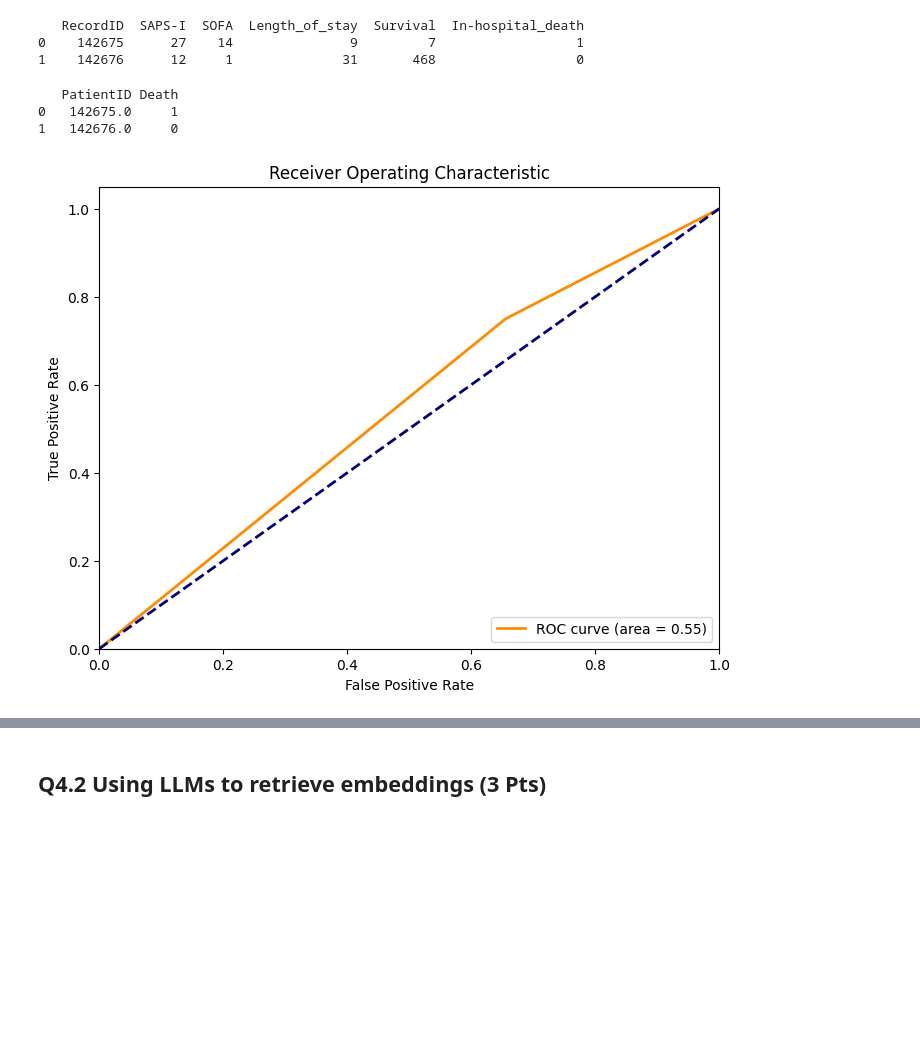
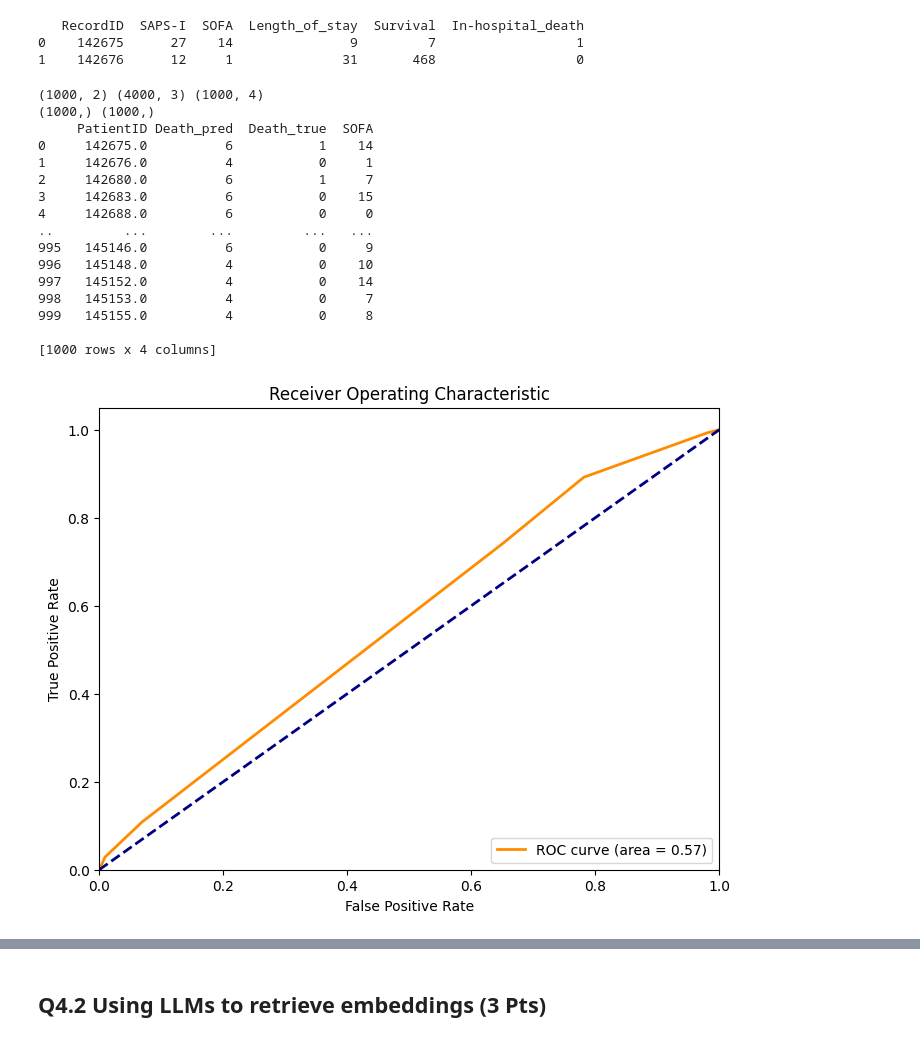
Before and after one commit to gardonig/hcml_projects, a Jupyter notebook: task_1/foundation_models.ipynb, the cells around one changed output, grey strips where cells are left out. Cells and saved outputs as stored; diff of their text form; code cells hidden in the pictures; blank space fills up the shorter version.

```diff
--- a/task_1/foundation_models.ipynb
+++ b/task_1/foundation_models.ipynb
@@ -341,7 +354,7 @@ def compute_bun_creatinine_ratio(row):
     return row['BUN'] / row['Creatinine'] if row['Creatinine'] > 0 else None
 # %%
 print(os.getcwd())
-raw_val = pd.read_csv('hcml_projects/task_1/dataframes/raw_val.csv')
+raw_val = pd.read_csv('dataframes/raw_val.csv')
 raw_val.groupby('PatientID')
 patientID = raw_val["PatientID"][0]
 print(patientID)
@@ -485,7 +508,7 @@ def predictDeath(patientsDF, limit=200):
             try:
                 patient = patientsDF.iloc[i]
                 n = prompt1to10(patient)
-                n = 1 if n > 5 else 0
+                n = n if n else 0
 
                 deathDF = pd.concat([deathDF, pd.DataFrame({'PatientID': [patient['PatientID']], 'Death': [n]})], ignore_index=True)
                 print(f'{i}/{len(patientsDF)}')
@@ -495,7 +518,7 @@ def predictDeath(patientsDF, limit=200):
                 retry -= 1
     return deathDF
 
-deathDF = predictDeath(meanDF, 200)
+deathDF = predictDeath(meanDF, 1000)
 # %% [output]
 6
  EXTRACTED NUMBER:6
@@ -531,28 +552,59 @@ targetDF.columns = ['PatientID', 'Death', 'SOFA']
 1    142676      12     1              31       468                  0
 # %%
 mergedDF = pd.merge(deathDF, targetDF, on='PatientID', suffixes=('_pred', '_true'))
-print(deathDF.head(2))
-y_true = mergedDF['Death_true']
-y_score = mergedDF['Death_pred']
+# mergedDF = pd.read_csv('dataframes/mergedDF.csv')
+# mergedDF.to_csv('dataframes/mergedDF.csv')
+print(deathDF.shape, targetDF.shape, mergedDF.shape)
+y_true = mergedDF['Death_true'].to_numpy()
+y_score = mergedDF['Death_pred'].to_numpy() / 10
 
+print(y_true.shape, y_score.shape)
+print(mergedDF)
 # Compute ROC curve and AUC
 fpr, tpr, thresholds = roc_curve(y_true, y_score)
 roc_auc = auc(fpr, tpr)
 
 # Plot the ROC curve
-plt.close()
+# plt.close()
 plt.figure(figsize=(8, 6))
 plt.plot(fpr, tpr, color='darkorange', lw=2, label=f'ROC curve (area = {roc_auc:.2f})')
 plt.plot([0, 1], [0, 1], color='navy', lw=2, linestyle='--')
 plt.xlim([0.0, 1.0])
 plt.ylim([0.0, 1.05])
 plt.xlabel('False Positive Rate')
 plt.ylabel('True Positive Rate')
 plt.title('Receiver Operating Characteristic')
 plt.legend(loc="lower right")
 plt.show()
+
+# Compute Precision-Recall curve and Average Precision (AP)
+precision, recall, pr_thresholds = precision_recall_curve(y_true, y_score)
+ap = average_precision_score(y_true, y_score)
+prc_auc = auc(recall, precision)
+
+# Plot the Precision-Recall curve
+plt.figure(figsize=(8, 6))
+plt.plot(recall, precision, color='blue', lw=2, label=f'PR curve (AUC = {prc_auc:.2f})')
+plt.xlabel('Recall')
+plt.ylabel('Precision')
+plt.title('Precision-Recall Curve')
+plt.legend(loc="lower left")
+plt.show()
 # %% [output]
-   PatientID Death
-0   142675.0     1
-1   142676.0     0
+(1000, 2) (4000, 3) (1000, 4)
+(1000,) (1000,)
+     PatientID Death_pred  Death_true  SOFA
+0     142675.0          6           1    14
+1     142676.0          4           0     1
+2     142680.0          6           1     7
+3     142683.0          6           0    15
+4     142688.0          6           0     0
+..         ...        ...         ...   ...
+995   145146.0          6           0     9
+996   145148.0          4           0    10
+997   145152.0          4           0    14
+998   145153.0          4           0     7
+999   145155.0          4           0     8
+
+[1000 rows x 4 columns]
-[figure, old version]
+[figure, new version]
```
Also changed, not shown: parts of 25 cells of this notebook.
